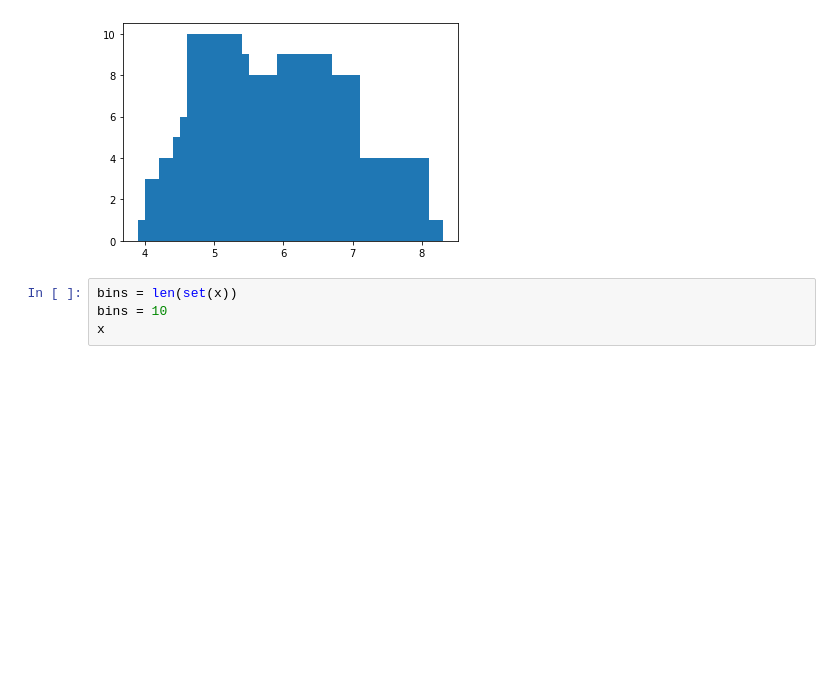
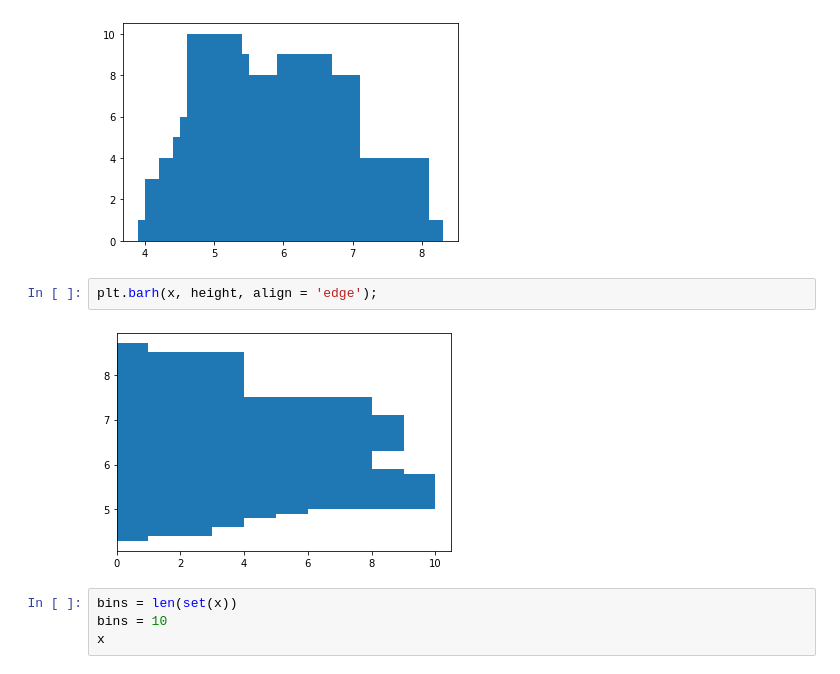
Before and after one commit to edwardsrk/Visualizations, a Jupyter notebook: Visualizations.ipynb, the cells around one changed output. Drawn from its saved outputs; the diff is of its cells as text; blank space fills up the shorter version.

```diff
--- a/Visualizations.ipynb
+++ b/Visualizations.ipynb
@@ -54,6 +54,10 @@ x = iris.sepal_length.value_counts().index.tolist()
 plt.bar(x, height, width = 0.8);
 # %% [output]
 [figure]
+# %%
+plt.barh(x, height, align = 'edge');
+# %% [output]
+[figure, added]
 # %%
 bins = len(set(x))
 bins = 10
```
Also changed, not shown: parts of 8 cells of this notebook.
